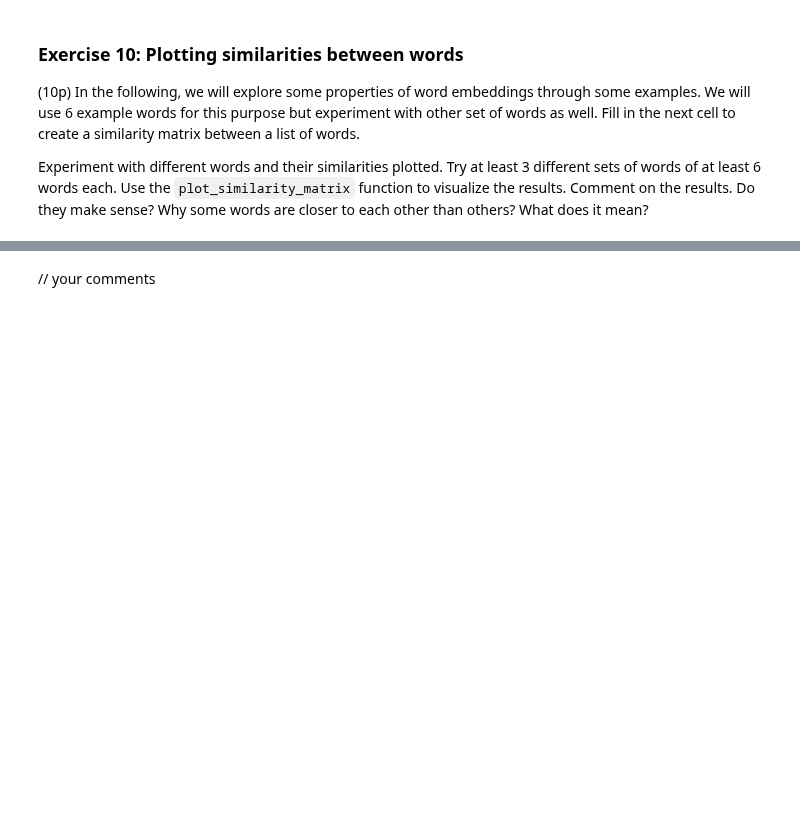
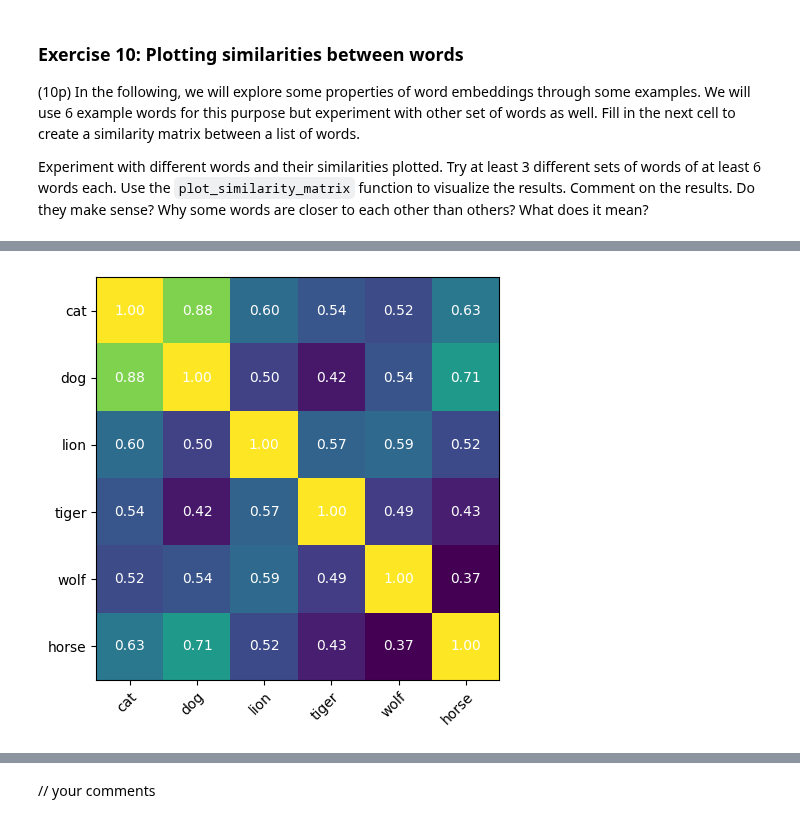
Before and after one commit to vddobush/NLP_Project, a Jupyter notebook: lab2cont.ipynb, the cells around one changed output, grey strips where cells are left out. Drawn from its saved outputs; the diff is of its cells as text; code cells hidden in the pictures; blank space fills up the shorter version.

```diff
--- a/lab2cont.ipynb
+++ b/lab2cont.ipynb
@@ -928,0 +1016,16 @@ plot_similarity_matrix(similarity_matrix, list_of_words)
+# %%
+#### YOUR CODE HERE
+
+list_of_words = ['cat', 'dog', 'lion', 'tiger', 'wolf', 'horse']
+
+similarity_matrix = np.zeros((len(list_of_words), len(list_of_words)), dtype=float)
+
+for i, w1 in enumerate(list_of_words):
+    for j, w2 in enumerate(list_of_words):
+        similarity_matrix[i, j] = glove_model.similarity(w1, w2)
+
+plot_similarity_matrix(similarity_matrix, list_of_words)
+
+### YOUR CODE ENDS HERE
+# %% [output]
+[figure, added]
```
Also changed, not shown: parts of 25 cells of this notebook.
